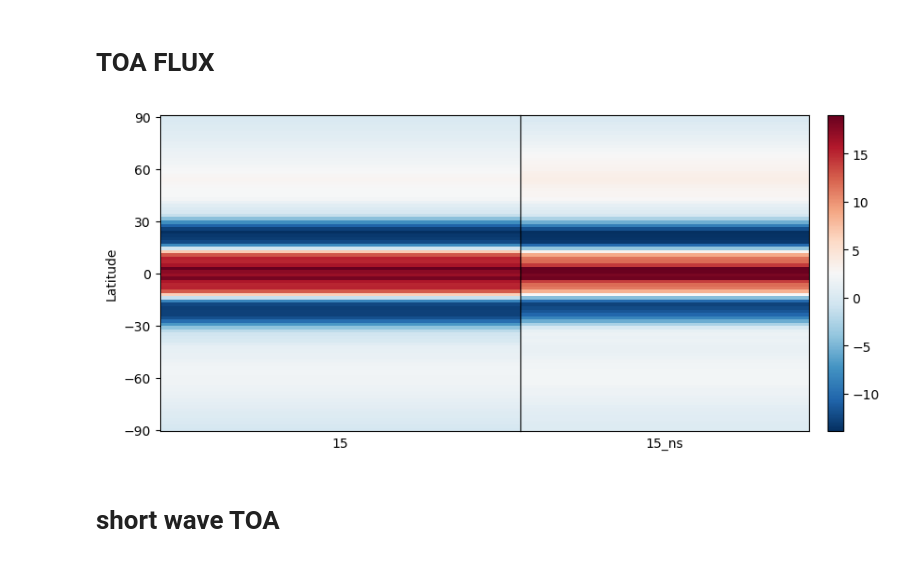
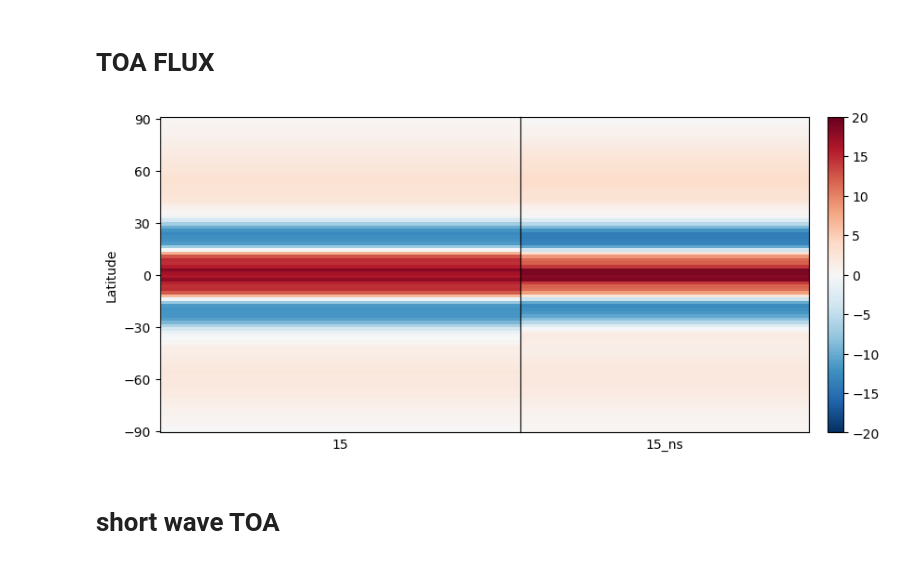
Before and after one commit to mailesasaki/cdds_sst_perturbations, a Jupyter notebook: Project_1_Linearity_test.ipynb, the cells around one changed output. Cells and saved outputs as stored; diff of their text form; code cells hidden in the pictures.

```diff
--- a/Project_1_Linearity_test.ipynb
+++ b/Project_1_Linearity_test.ipynb
@@ -282,37 +297,37 @@ grid = ImageGrid(fig,
 im = np.random.rand(28,28)
 gs = gridspec.GridSpec(3, 3)
 gs.update(wspace=0)
-vmax=30
-vmin=-30
+vmax=20
+vmin=-20
 plt.subplot(gs[0,0])
 plt.pcolormesh(expp_15,plat_15,ppp_15,cmap='RdBu_r',vmax=vmax, vmin=vmin)
 plt.yticks(np.arange(-90, 91, 30))
 plt.ylabel("Latitude")
 plt.xticks([])
 plt.xlabel("15")
 
 plt.subplot(gs[0,1])
 plt.pcolormesh(expp_15_ns,plat_15_ns,ppp_15_ns,cmap='RdBu_r',vmax=vmax, vmin=vmin)
 plt.xticks([])
 plt.xlabel("15_ns")
 ax = pylab.gca()
 ax.yaxis.set_visible(False)
 
 
 
 # Get the current axis
 ax = pylab.gca()
 # Set Y-axis visibility to False
 ax.yaxis.set_visible(False)
 
 #        plt.set_yticklabels([])
 
 #plt.tight_layout() # do not use this!!
 #plt.subplot(gs[0,8])
 plt.colorbar(shrink=1)
 plt.show()
 # %% [output]
-[figure, old version]
+[figure, new version]
 # %% [markdown]
 # short wave TOA
 # %%
```
Also changed, not shown: parts of 49 cells of this notebook.
